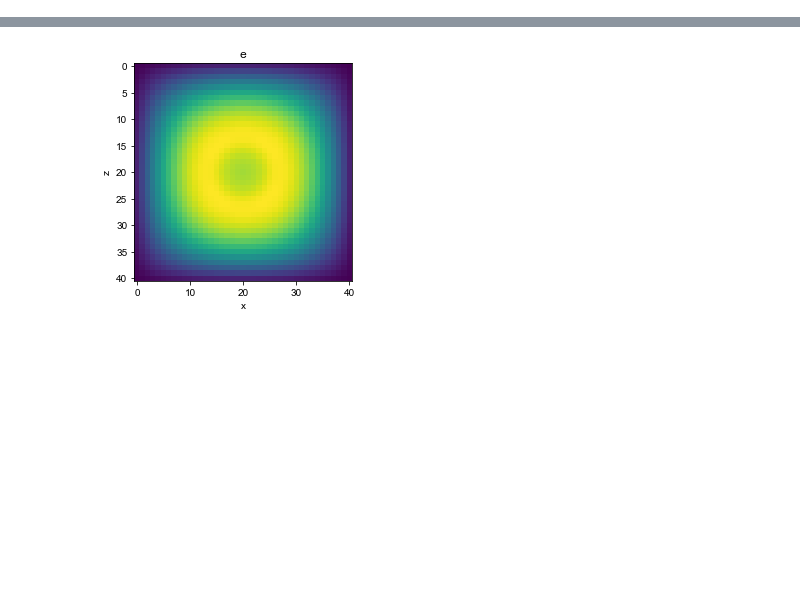
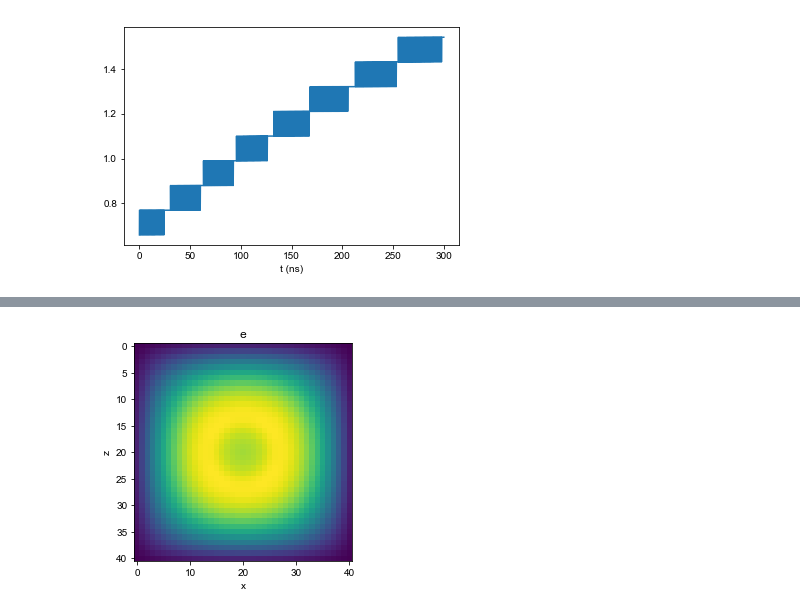
Before and after one commit to ErikHogenbirk/RecSim, a Jupyter notebook: RecSim.ipynb, the cells around one changed output, grey strips where cells are left out. Cells and saved outputs as stored; diff of their text form; code cells hidden in the pictures; blank space fills up the shorter version.

```diff
--- a/RecSim.ipynb
+++ b/RecSim.ipynb
@@ -150,0 +352,4 @@ class RecSim():
+# %%
+rs.plot_t('e_z_sigma')
+# %% [output]
+[figure, added]
```
Also changed, not shown: parts of 21 cells of this notebook.
